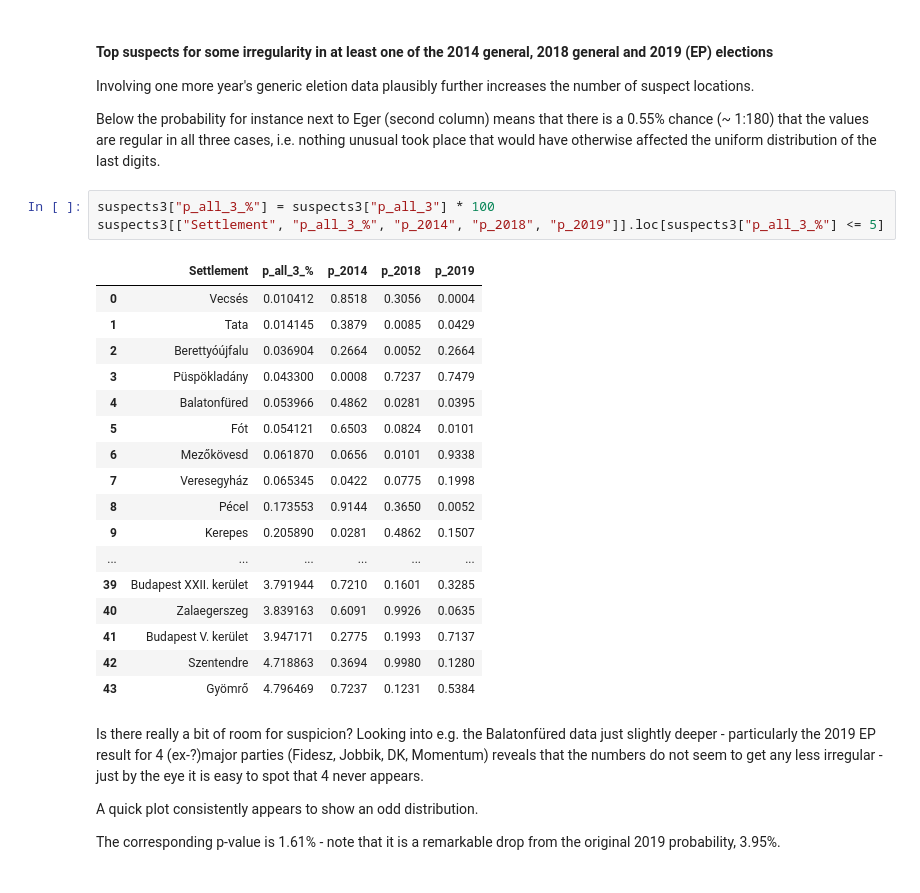
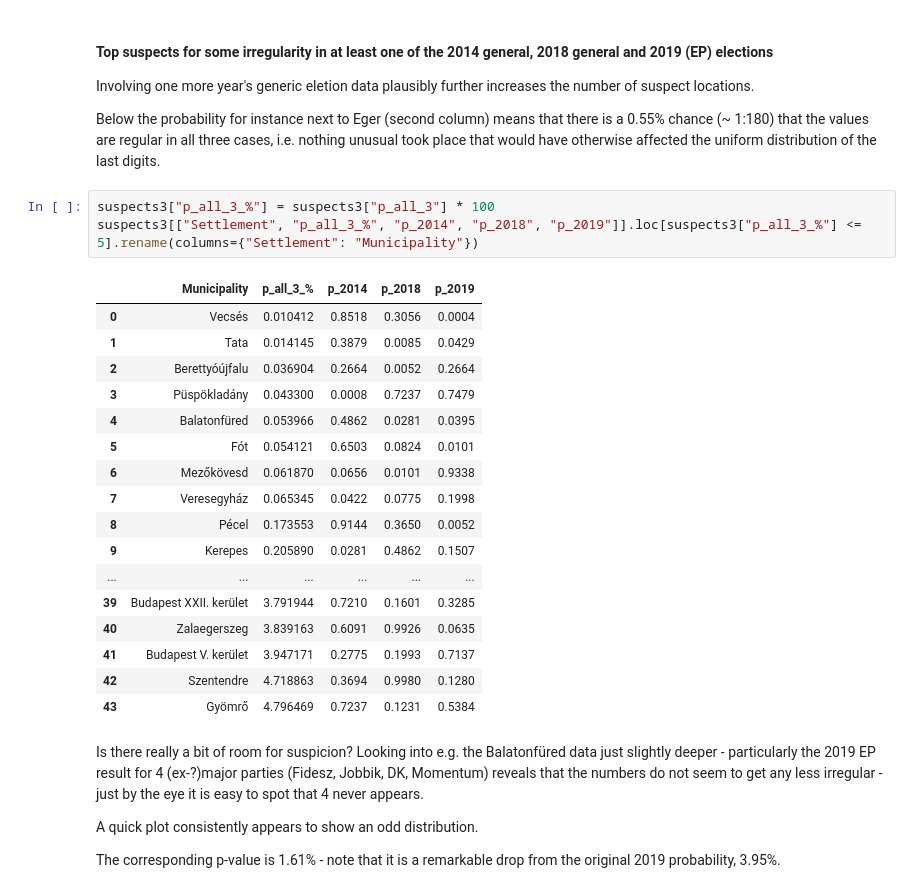
Before and after one commit to brezniczky/ep_elections_2019_hun, a Jupyter notebook: report.ipynb, the cells around one changed output. Cells and saved outputs as stored; diff of their text form.

```diff
--- a/report.ipynb
+++ b/report.ipynb
@@ -150,9 +152,9 @@ Involving one more year's generic eletion data plausibly further increases the n
 Below the probability for instance next to Eger (second column) means that there is a 0.55% chance (~ 1:180) that the values are regular in all three cases, i.e. nothing unusual took place that would have otherwise affected the uniform distribution of the last digits.
 # %%
 suspects3["p_all_3_%"] = suspects3["p_all_3"] * 100
-suspects3[["Settlement", "p_all_3_%", "p_2014", "p_2018", "p_2019"]].loc[suspects3["p_all_3_%"] <= 5]
+suspects3[["Settlement", "p_all_3_%", "p_2014", "p_2018", "p_2019"]].loc[suspects3["p_all_3_%"] <= 5].rename(columns={"Settlement": "Municipality"})
 # %% [output]
-|  | Settlement | p_all_3_% | p_2014 | p_2018 | p_2019 |
+|  | Municipality | p_all_3_% | p_2014 | p_2018 | p_2019 |
 | 0 | Vecsés | 0.010412 | 0.8518 | 0.3056 | 0.0004 |
 | 1 | Tata | 0.014145 | 0.3879 | 0.0085 | 0.0429 |
 | 2 | Berettyóújfalu | 0.036904 | 0.2664 | 0.0052 | 0.2664 |
```
Also changed, not shown: parts of 13 cells of this notebook.
